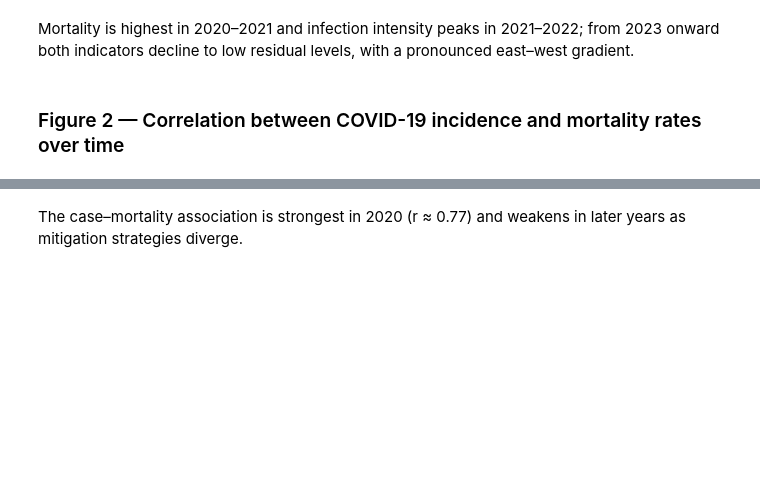
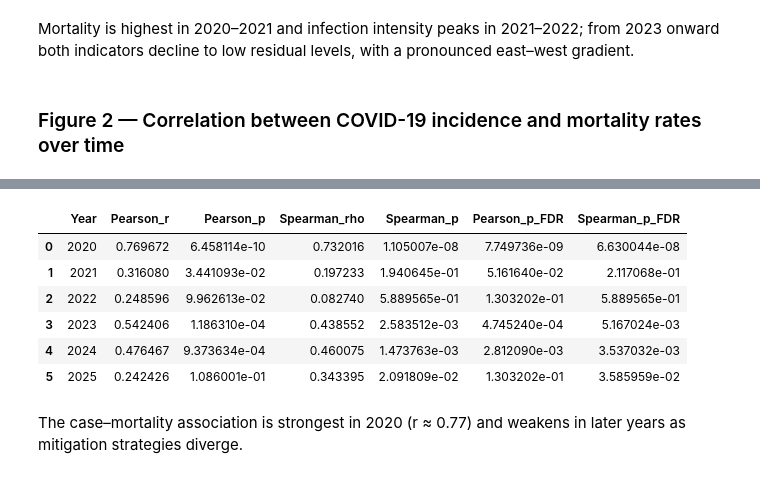
Before and after one commit to uliana0203/covid19-europe-clustering, a Jupyter notebook: clustering_covid_europe.ipynb, the cells around one changed output, grey strips where cells are left out. Cells and saved outputs as stored; diff of their text form; code cells hidden in the pictures; blank space fills up the shorter version.

```diff
--- a/clustering_covid_europe.ipynb
+++ b/clustering_covid_europe.ipynb
@@ -607,3 +629,54 @@ plt.show()
+# %%
+from statsmodels.stats.multitest import multipletests
+
+results = []
+
+for yr in YEARS:
+    data = yearly[yearly["Year"] == yr].copy()
+
+    pearson_r, pearson_p = pearsonr(
+        data["Cases_log"],
+        data["Deaths_log"]
+    )
+
+    spearman_r, spearman_p = spearmanr(
+        data["Cases_log"],
+        data["Deaths_log"]
+    )
+
+    results.append({
+        "Year": yr,
+        "Pearson_r": pearson_r,
+        "Pearson_p": pearson_p,
+        "Spearman_rho": spearman_r,
+        "Spearman_p": spearman_p
+    })
+
+corr_df = pd.DataFrame(results)
+
+all_p = np.concatenate([
+    corr_df["Pearson_p"].values,
+    corr_df["Spearman_p"].values
+])
+
+_, p_fdr, _, _ = multipletests(
+    all_p,
+    alpha=0.05,
+    method="fdr_bh"
+)
+
+corr_df["Pearson_p_FDR"] = p_fdr[:len(YEARS)]
+corr_df["Spearman_p_FDR"] = p_fdr[len(YEARS):]
+
+display(corr_df)
+# %% [output]
+|  | Year | Pearson_r | Pearson_p | Spearman_rho | Spearman_p | Pearson_p_FDR | Spearman_p_FDR |
+| 0 | 2020 | 0.769672 | 6.458114e-10 | 0.732016 | 1.105007e-08 | 7.749736e-09 | 6.630044e-08 |
+| 1 | 2021 | 0.316080 | 3.441093e-02 | 0.197233 | 1.940645e-01 | 5.161640e-02 | 2.117068e-01 |
+| 2 | 2022 | 0.248596 | 9.962613e-02 | 0.082740 | 5.889565e-01 | 1.303202e-01 | 5.889565e-01 |
+| 3 | 2023 | 0.542406 | 1.186310e-04 | 0.438552 | 2.583512e-03 | 4.745240e-04 | 5.167024e-03 |
+| 4 | 2024 | 0.476467 | 9.373634e-04 | 0.460075 | 1.473763e-03 | 2.812090e-03 | 3.537032e-03 |
+| 5 | 2025 | 0.242426 | 1.086001e-01 | 0.343395 | 2.091809e-02 | 1.303202e-01 | 3.585959e-02 |
 # %% [markdown]
 The case–mortality association is strongest in 2020 (r ≈ 0.77) and weakens in
 later years as mitigation strategies diverge.
```
Also changed, not shown: parts of 3 cells of this notebook, 2 other files.
